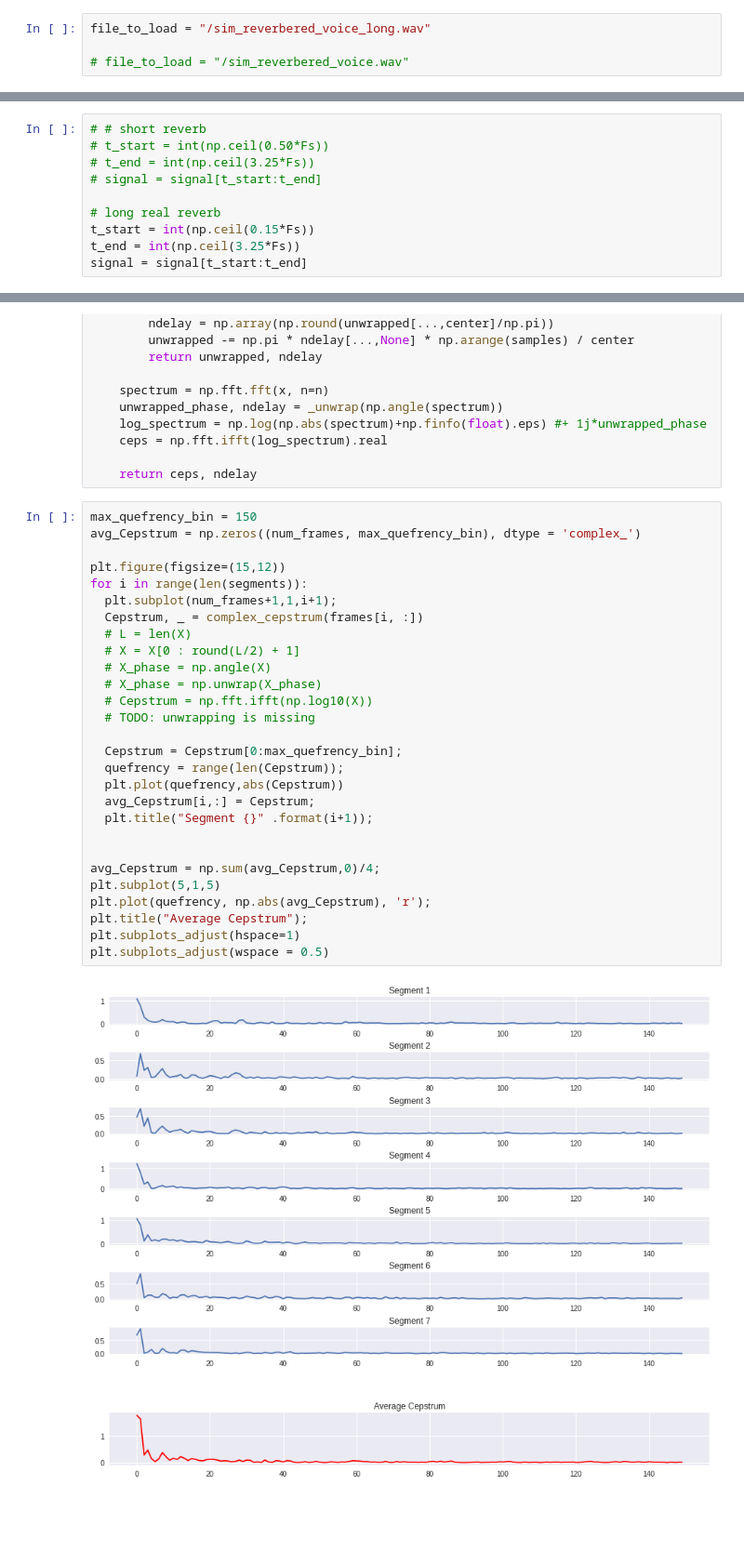
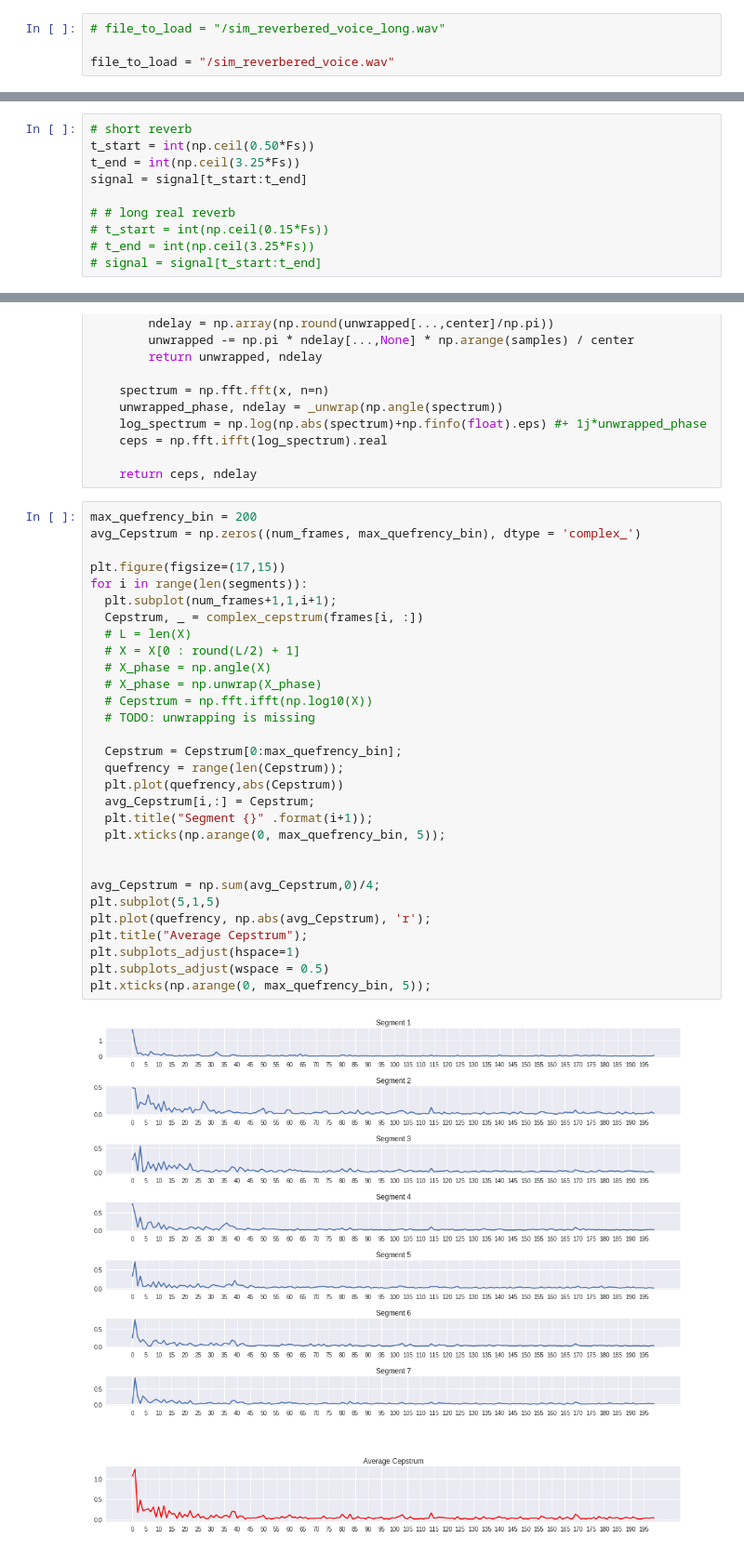
Before and after one commit to PaoloSani/SASP-Project, a Jupyter notebook: Speech_dereverberation_using_Cepstrum_alanysis_new_with_spoken_voice.ipynb, the cells around one changed output, grey strips where cells are left out. Shown at 93% size. Saved outputs shown, nothing was run; the diff lists cells and outputs as text; blank space fills up the shorter version.

```diff
--- a/Speech_dereverberation_using_Cepstrum_alanysis_new_with_spoken_voice.ipynb
+++ b/Speech_dereverberation_using_Cepstrum_alanysis_new_with_spoken_voice.ipynb
@@ -204,9 +204,9 @@ sf.write(path+"/sim_reverbered_voice.wav", signal, samplerate=Fs)
 # %% [markdown]
 # **Process the audio file**
 # %%
-file_to_load = "/sim_reverbered_voice_long.wav"
+# file_to_load = "/sim_reverbered_voice_long.wav"
 
-# file_to_load = "/sim_reverbered_voice.wav"
+file_to_load = "/sim_reverbered_voice.wav"
 # %%
 # load the audio file (as MONO)
 signal, Fs = librosa.load(path +file_to_load, sr=None)
@@ -215,15 +215,15 @@ ipd.display(ipd.Audio(signal, rate=Fs))
 # %% [output]
 [interactive output not drawn]
 # %%
-# # short reverb
-# t_start = int(np.ceil(0.50*Fs))
+# short reverb
+t_start = int(np.ceil(0.50*Fs))
+t_end = int(np.ceil(3.25*Fs))
+signal = signal[t_start:t_end]
+
+# # long real reverb
+# t_start = int(np.ceil(0.15*Fs))
 # t_end = int(np.ceil(3.25*Fs))
 # signal = signal[t_start:t_end]
-
-# long real reverb
-t_start = int(np.ceil(0.15*Fs))
-t_end = int(np.ceil(3.25*Fs))
-signal = signal[t_start:t_end]
 # %%
 signal_length = len(signal)
 
@@ -399,32 +399,34 @@ def complex_cepstrum(x, n=None):
 
     return ceps, ndelay
 # %%
-max_quefrency_bin = 150
+max_quefrency_bin = 200
 avg_Cepstrum = np.zeros((num_frames, max_quefrency_bin), dtype = 'complex_')
 
-plt.figure(figsize=(15,12))
+plt.figure(figsize=(17,15))
 for i in range(len(segments)):
   plt.subplot(num_frames+1,1,i+1);
   Cepstrum, _ = complex_cepstrum(frames[i, :])
   # L = len(X)
   # X = X[0 : round(L/2) + 1]
   # X_phase = np.angle(X)
   # X_phase = np.unwrap(X_phase)
   # Cepstrum = np.fft.ifft(np.log10(X))
   # TODO: unwrapping is missing
 
   Cepstrum = Cepstrum[0:max_quefrency_bin];
   quefrency = range(len(Cepstrum));
   plt.plot(quefrency,abs(Cepstrum))
   avg_Cepstrum[i,:] = Cepstrum;
   plt.title("Segment {}" .format(i+1));
+  plt.xticks(np.arange(0, max_quefrency_bin, 5));
 
 
 avg_Cepstrum = np.sum(avg_Cepstrum,0)/4;
 plt.subplot(5,1,5)
 plt.plot(quefrency, np.abs(avg_Cepstrum), 'r');
 plt.title("Average Cepstrum");
 plt.subplots_adjust(hspace=1)
 plt.subplots_adjust(wspace = 0.5)
+plt.xticks(np.arange(0, max_quefrency_bin, 5));
 # %% [output]
-[figure, old version]
+[figure, new version]
```
Also changed, not shown: parts of 9 cells of this notebook.
